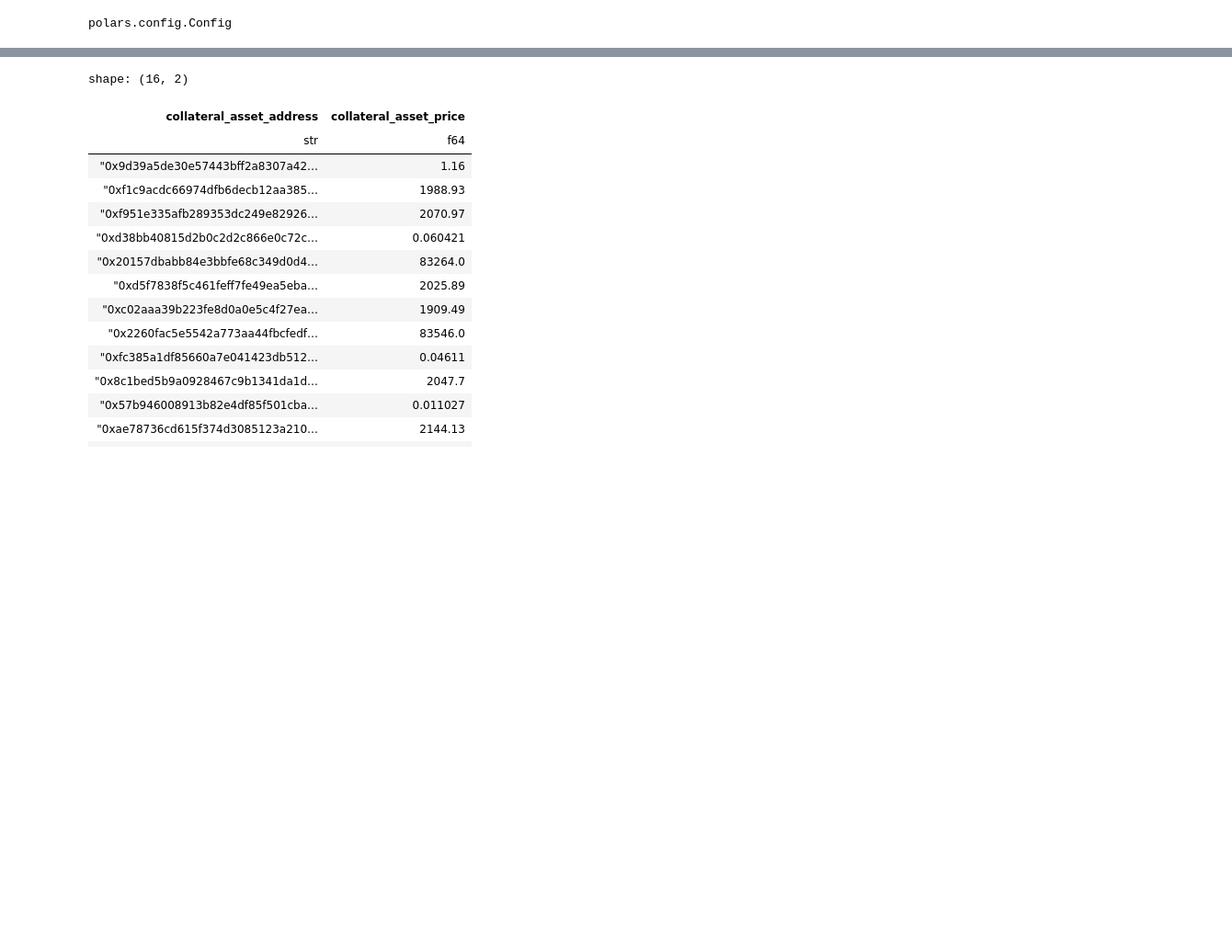
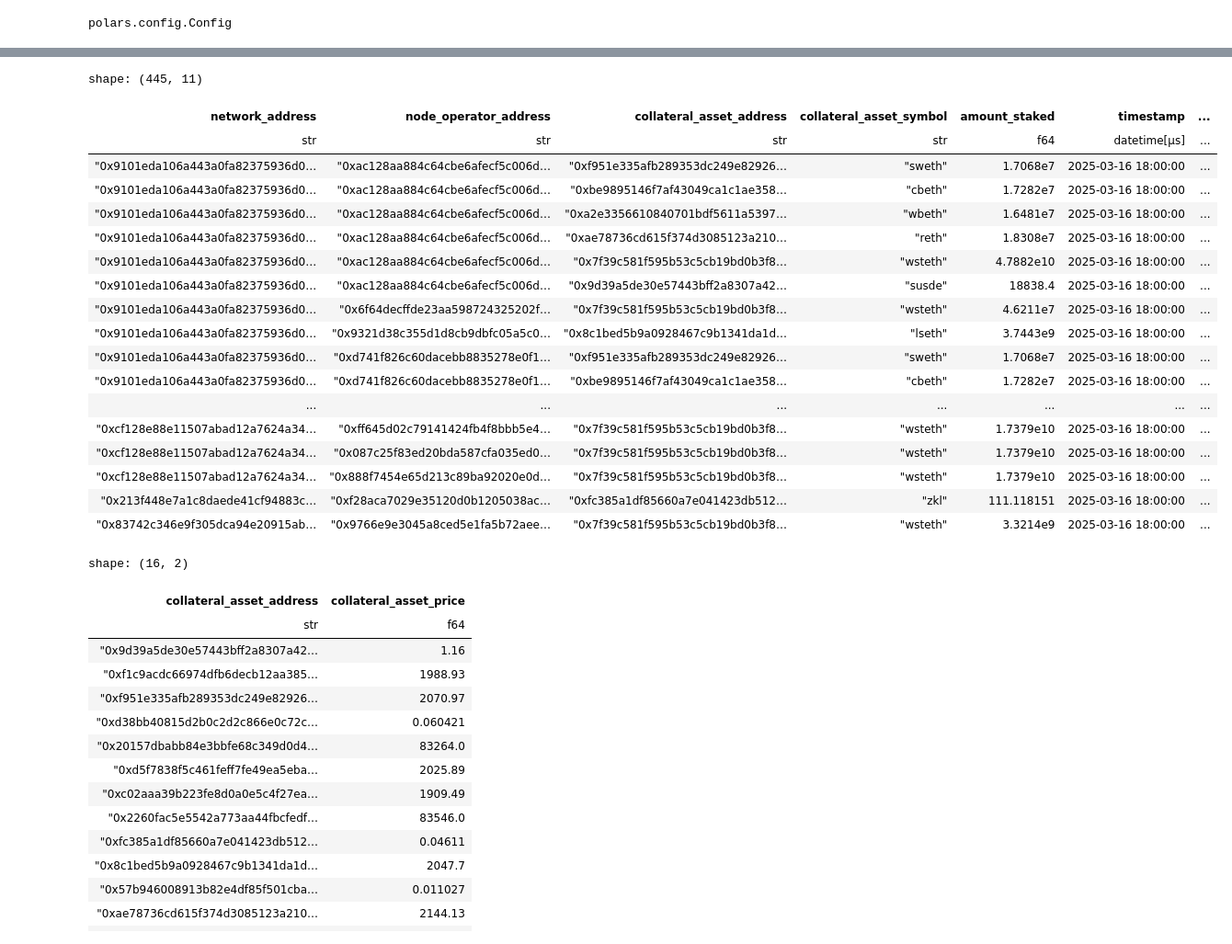
Before and after one commit to CarvasDeltaY/symbiotic-dashboard, a Jupyter notebook: main.ipynb, the cells around one changed output, grey strips where cells are left out. Shown at 92% size. Cells and saved outputs as stored; diff of their text form; code cells hidden in the pictures; blank space fills up the shorter version.

```diff
--- a/main.ipynb
+++ b/main.ipynb
@@ -124,3 +155,32 @@ shape: (20, 2)
+# %%
+df_staking_data = df_staking_data.with_columns(
+        pl.when(pl.col("node_operator_name").is_null())
+        .then(pl.lit("Other"))
+        .otherwise(pl.col("node_operator_name"))
+        .alias("node_operator_name")
+    )
+# %%
+df_staking_data
+# %% [output]
+shape: (445, 11)
+| network_address | node_operator_address | collateral_asset_address | collateral_asset_symbol | amount_staked | timestamp | ... |
+| str | str | str | str | f64 | datetime[μs] | ... |
+| "0x9101eda106a443a0fa82375936d0… | "0xac128aa884c64cbe6afecf5c006d… | "0xf951e335afb289353dc249e82926… | "sweth" | 1.7068e7 | 2025-03-16 18:00:00 | ... |
+| "0x9101eda106a443a0fa82375936d0… | "0xac128aa884c64cbe6afecf5c006d… | "0xbe9895146f7af43049ca1c1ae358… | "cbeth" | 1.7282e7 | 2025-03-16 18:00:00 | ... |
+| "0x9101eda106a443a0fa82375936d0… | "0xac128aa884c64cbe6afecf5c006d… | "0xa2e3356610840701bdf5611a5397… | "wbeth" | 1.6481e7 | 2025-03-16 18:00:00 | ... |
+| "0x9101eda106a443a0fa82375936d0… | "0xac128aa884c64cbe6afecf5c006d… | "0xae78736cd615f374d3085123a210… | "reth" | 1.8308e7 | 2025-03-16 18:00:00 | ... |
+| "0x9101eda106a443a0fa82375936d0… | "0xac128aa884c64cbe6afecf5c006d… | "0x7f39c581f595b53c5cb19bd0b3f8… | "wsteth" | 4.7882e10 | 2025-03-16 18:00:00 | ... |
+| "0x9101eda106a443a0fa82375936d0… | "0xac128aa884c64cbe6afecf5c006d… | "0x9d39a5de30e57443bff2a8307a42… | "susde" | 18838.4 | 2025-03-16 18:00:00 | ... |
+| "0x9101eda106a443a0fa82375936d0… | "0x6f64decffde23aa598724325202f… | "0x7f39c581f595b53c5cb19bd0b3f8… | "wsteth" | 4.6211e7 | 2025-03-16 18:00:00 | ... |
+| "0x9101eda106a443a0fa82375936d0… | "0x9321d38c355d1d8cb9dbfc05a5c0… | "0x8c1bed5b9a0928467c9b1341da1d… | "lseth" | 3.7443e9 | 2025-03-16 18:00:00 | ... |
+| "0x9101eda106a443a0fa82375936d0… | "0xd741f826c60dacebb8835278e0f1… | "0xf951e335afb289353dc249e82926… | "sweth" | 1.7068e7 | 2025-03-16 18:00:00 | ... |
+| "0x9101eda106a443a0fa82375936d0… | "0xd741f826c60dacebb8835278e0f1… | "0xbe9895146f7af43049ca1c1ae358… | "cbeth" | 1.7282e7 | 2025-03-16 18:00:00 | ... |
+| ... | ... | ... | ... | ... | ... | ... |
+| "0xcf128e88e11507abad12a7624a34… | "0xff645d02c79141424fb4f8bbb5e4… | "0x7f39c581f595b53c5cb19bd0b3f8… | "wsteth" | 1.7379e10 | 2025-03-16 18:00:00 | ... |
+| "0xcf128e88e11507abad12a7624a34… | "0x087c25f83ed20bda587cfa035ed0… | "0x7f39c581f595b53c5cb19bd0b3f8… | "wsteth" | 1.7379e10 | 2025-03-16 18:00:00 | ... |
+| "0xcf128e88e11507abad12a7624a34… | "0x888f7454e65d213c89ba92020e0d… | "0x7f39c581f595b53c5cb19bd0b3f8… | "wsteth" | 1.7379e10 | 2025-03-16 18:00:00 | ... |
+| "0x213f448e7a1c8daede41cf94883c… | "0xf28aca7029e35120d0b1205038ac… | "0xfc385a1df85660a7e041423db512… | "zkl" | 111.118151 | 2025-03-16 18:00:00 | ... |
+| "0x83742c346e9f305dca94e20915ab… | "0x9766e9e3045a8ced5e1fa5b72aee… | "0x7f39c581f595b53c5cb19bd0b3f8… | "wsteth" | 3.3214e9 | 2025-03-16 18:00:00 | ... |
 # %%
 prices
 # %% [output]
```
Also changed, not shown: parts of 7 cells of this notebook, 1 other file.
